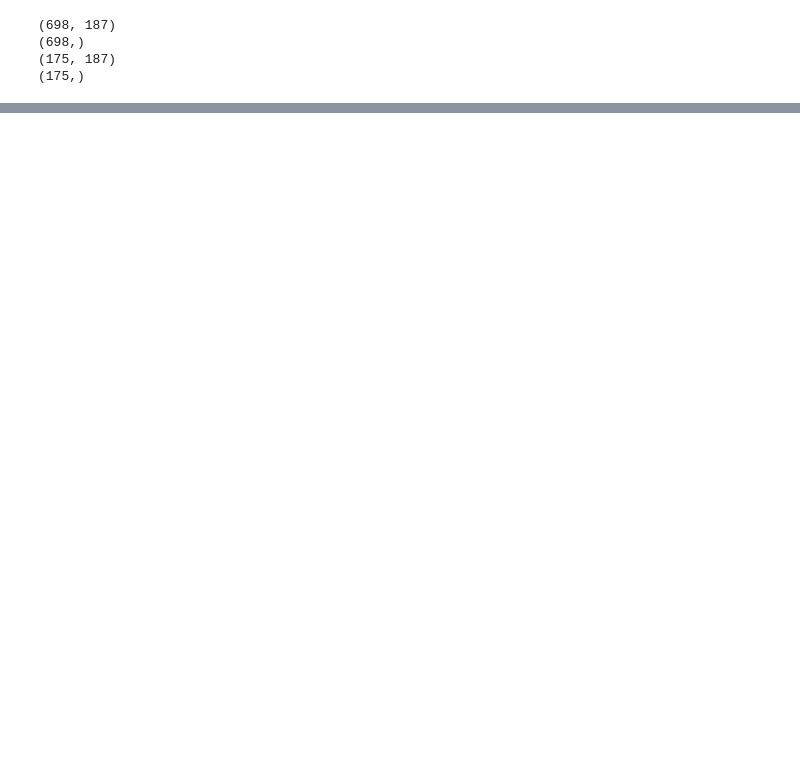
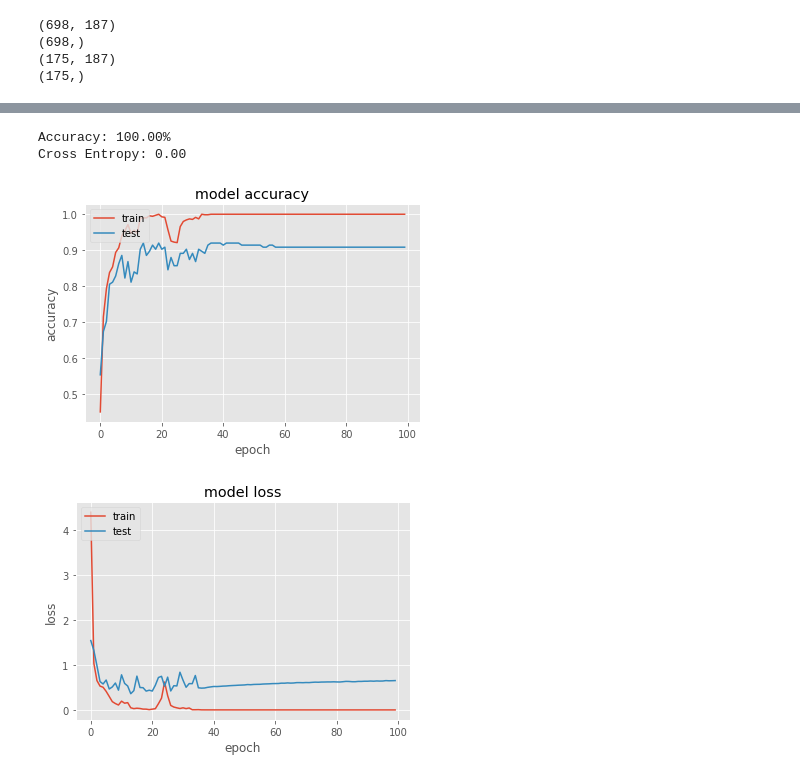
Before and after one commit to markadivalerio/audio-classifier-project, a Jupyter notebook: audio-classifier-project.ipynb, the cells around one changed output, grey strips where cells are left out. Cells and saved outputs as stored; diff of their text form; code cells hidden in the pictures; blank space fills up the shorter version.

```diff
--- a/audio-classifier-project.ipynb
+++ b/audio-classifier-project.ipynb
@@ -399,0 +407,9 @@ if not load_model_file and save_model_file:
+# %%
+# Display model architecture summary
+model.summary()
+
+score = model.evaluate(x_train, y_train, verbose=0)
+print("Training Accuracy: ", score[1])
+
+score2 = model.evaluate(x_test, y_test, verbose=0)
+print("Testing Accuracy: ", score[1])
@@ -413,0 +449,27 @@ plot_history(history)
+# %%
+print("Accuracy: %.2f%%" % (score[1]*100))
+print("Cross Entropy: %.2f" % score[0])
+
+plt.plot(history.history['accuracy'])
+plt.plot(history.history['val_accuracy'])
+plt.title('model accuracy')
+plt.ylabel('accuracy')
+plt.xlabel('epoch')
+plt.legend(['train', 'test'], loc='upper left')
+plt.show()
+# summarize history for loss
+plt.plot(history.history['loss'])
+plt.plot(history.history['val_loss'])
+plt.title('model loss')
+plt.ylabel('loss')
+plt.xlabel('epoch')
+plt.legend(['train', 'test'], loc='upper left')
+plt.show()
+#32, 32 lstm, w/ mel, chroma, zcr, mfcc, sp_centroid, sp_rolloff
+#sgd 0.01
+#***
+# %% [output]
+Accuracy: 100.00%
+Cross Entropy: 0.00
+[figure, added]
+[figure, added]
```
Also changed, not shown: parts of 21 cells of this notebook, 7 other files.
